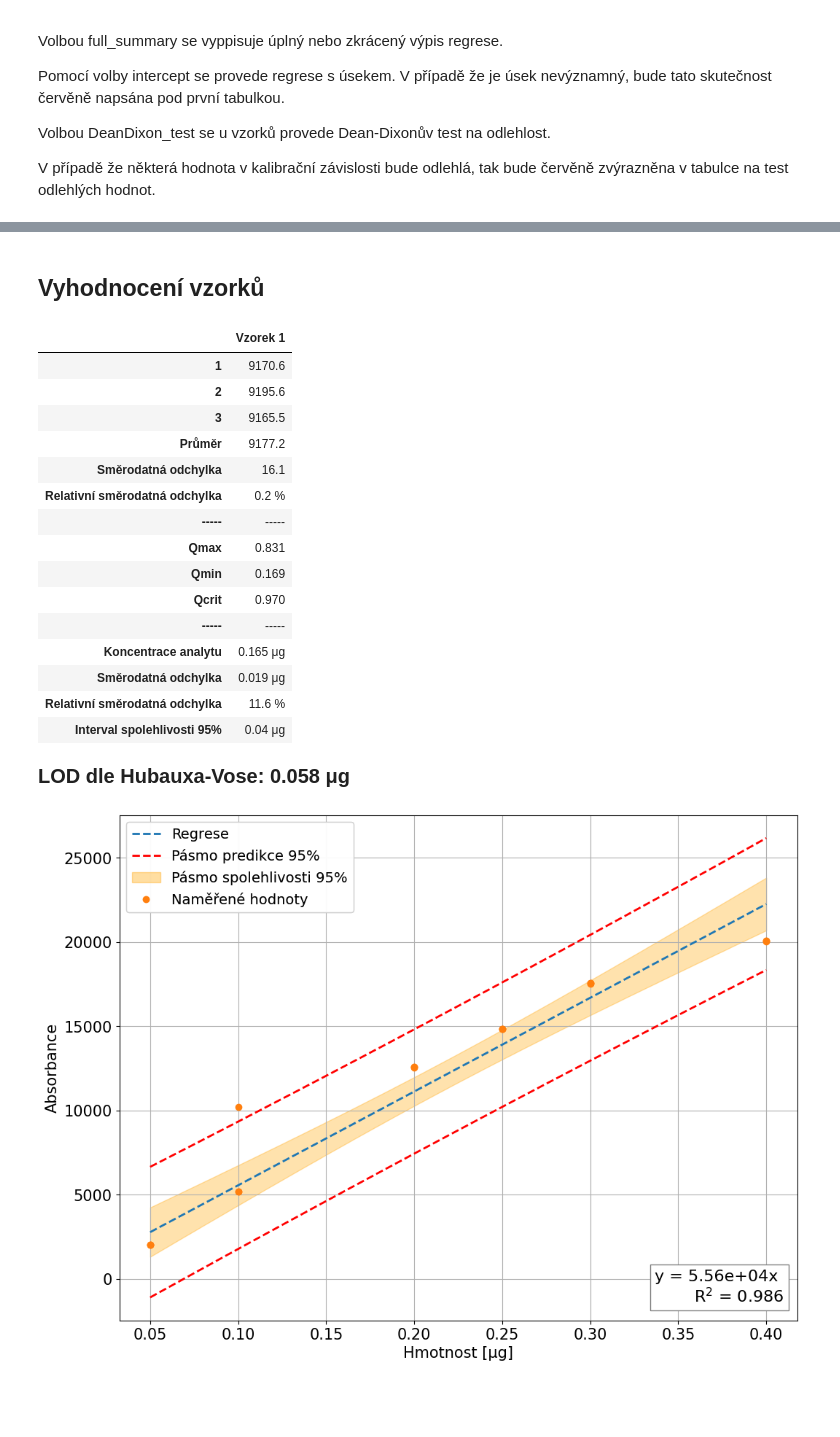
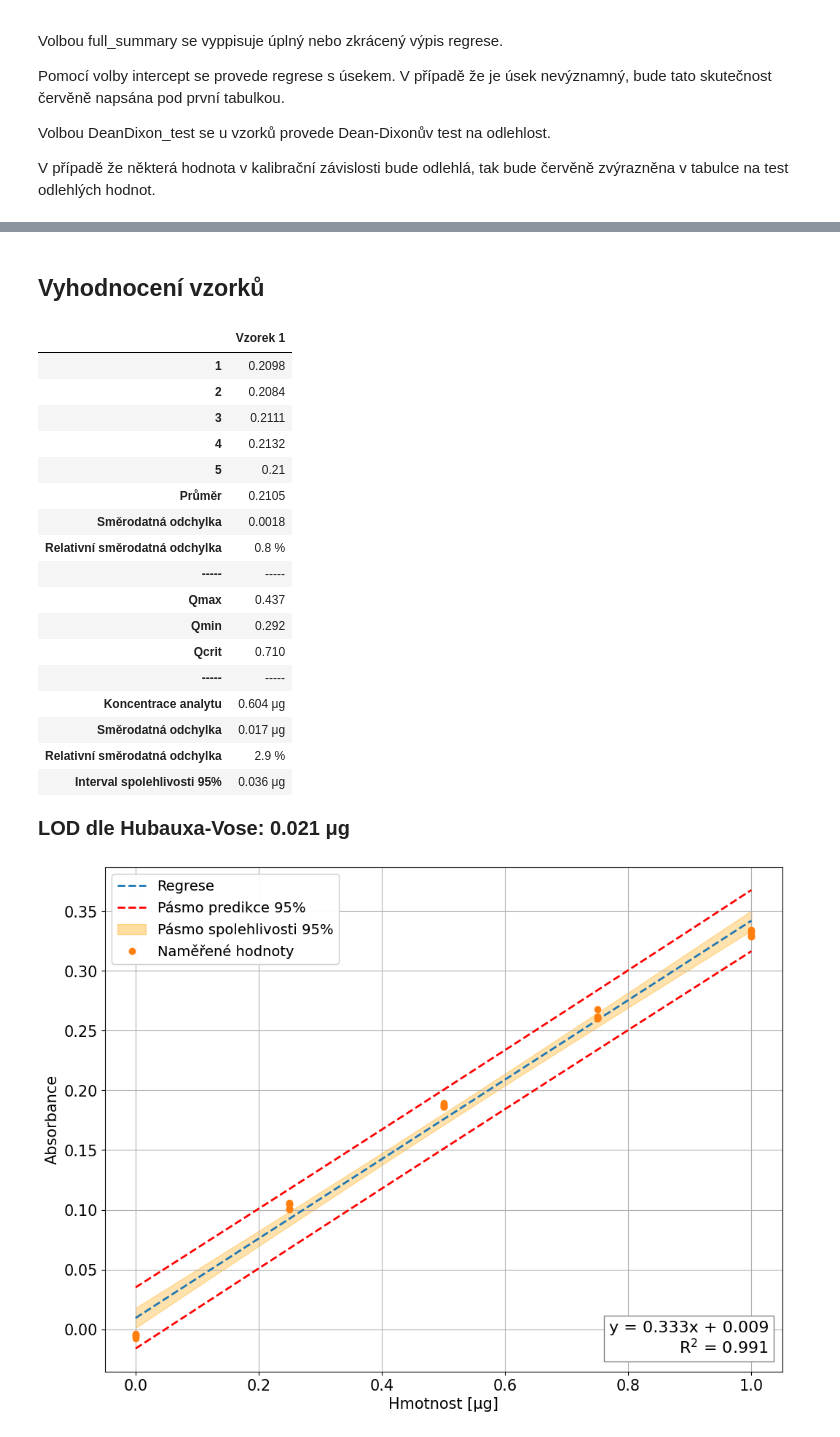
Before and after one commit to Xixaus/Nastroje, a Jupyter notebook: Kalibracka.ipynb, the cells around one changed output, grey strips where cells are left out. Cells and saved outputs as stored; diff of their text form; code cells hidden in the pictures; blank space fills up the shorter version.

```diff
--- a/Kalibracka.ipynb
+++ b/Kalibracka.ipynb
@@ -32,14 +32,14 @@ V případě že některá hodnota v kalibrační závislosti bude odlehlá, tak
 c_unit = 'μg' #@param {type:"string"}
 R_unit = "Intenzita Grayscale" #@param {type:"string"}
 
-R_standards = "2017,6; 2038,6; 2045,4/ 5188,8; 5195,1; 10204,3/ 12573,2; 12601,5; 12562,8 /14831,2; 14852,1; 14862,1/ 17559,8; 17580,2; 17535,2 /20046,0; 20082,6; 20057,6"#@param {type:"string"}
-c_standards = "0,05/0,10/0,20/0,25/0,30/ 0,40"#@param {type:"string"}
+R_standards = "-0.00386; -0.00510; -0.00514; -0.00570; -0.00723 / 0.1056; 0.1054; 0.1047; 0.1002; 0.1011/ 0.1863; 0.1876; 0.1864; 0.1882; 0.1896/ 0.2680; 0.2618; 0.2598; 0.2603; 0.2603 / 0.3291; 0.3305; 0.3286; 0.3341; 0.3334"#@param {type:"string"}
+c_standards = "0 / 0,25/ 0,50 / 0,75 / 1"#@param {type:"string"}
 
-R_sample = "9170,6; 9195,6; 9165,5" #@param {type:"string"}
+R_sample = "0.2098; 0.2084; 0.2111; 0.2132; 0.2100" #@param {type:"string"}
 Fz =  1#@param {type:"number"}
 full_summary = False #@param {type:"boolean"}
 title = False #@param {type:"boolean"}
-intercept = False #@param {type:"boolean"}
+intercept = True #@param {type:"boolean"}
 LOD = True #@param {type:"boolean"}
 DeanDixon_test = True #@param {type:"boolean"}
 # %%
@@ -170,7 +170,7 @@ def intervals(model, df):
     if intercept == True:
       y_line = model.predict(sm.add_constant(x_line))
 
-      y_0 = model.predict(sm.add_constant(0))
+      y_0 = model.predict(sm.add_constant([0]))
       ci_0 = t * np.sqrt(model.scale) * (1/model.nobs + (y_0 - x.mean())**2 / np.sum((x - x.mean())**2))**.5
     else:
       y_line = model.predict(x_line)
@@ -301,19 +302,21 @@ G crit 95% = 2.44
 Vyhodnocení vzorků
 |  | Vzorek 1 |
-| 1 | 9170.6 |
-| 2 | 9195.6 |
-| 3 | 9165.5 |
-| Průměr | 9177.2 |
-| Směrodatná odchylka | 16.1 |
-| Relativní směrodatná odchylka | 0.2 % |
+| 1 | 0.2098 |
+| 2 | 0.2084 |
+| 3 | 0.2111 |
+| 4 | 0.2132 |
+| 5 | 0.21 |
+| Průměr | 0.2105 |
+| Směrodatná odchylka | 0.0018 |
+| Relativní směrodatná odchylka | 0.8 % |
 | ----- | ----- |
-| Qmax | 0.831 |
-| Qmin | 0.169 |
-| Qcrit | 0.970 |
+| Qmax | 0.437 |
+| Qmin | 0.292 |
+| Qcrit | 0.710 |
 | ----- | ----- |
-| Koncentrace analytu | 0.165 μg |
-| Směrodatná odchylka | 0.019 μg |
-| Relativní směrodatná odchylka | 11.6 % |
-| Interval spolehlivosti 95% | 0.04 μg |
+| Koncentrace analytu | 0.604 μg |
+| Směrodatná odchylka | 0.017 μg |
+| Relativní směrodatná odchylka | 2.9 % |
+| Interval spolehlivosti 95% | 0.036 μg |
-LOD dle Hubauxa-Vose: 0.058 μg
+LOD dle Hubauxa-Vose: 0.021 μg
-[figure, old version]
+[figure, new version]
```
Also changed, not shown: parts of 1 cell of this notebook.
